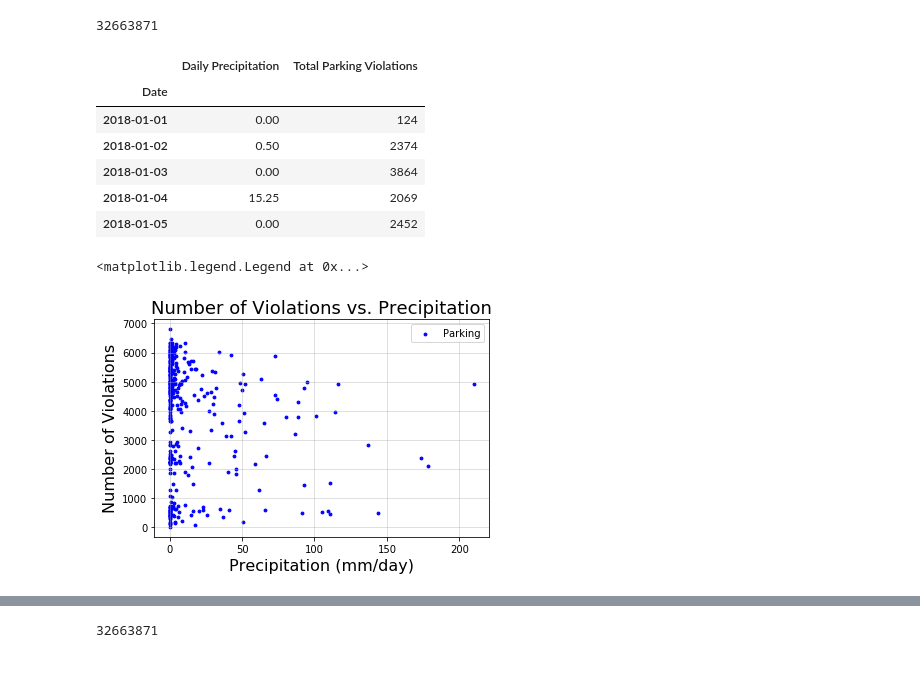
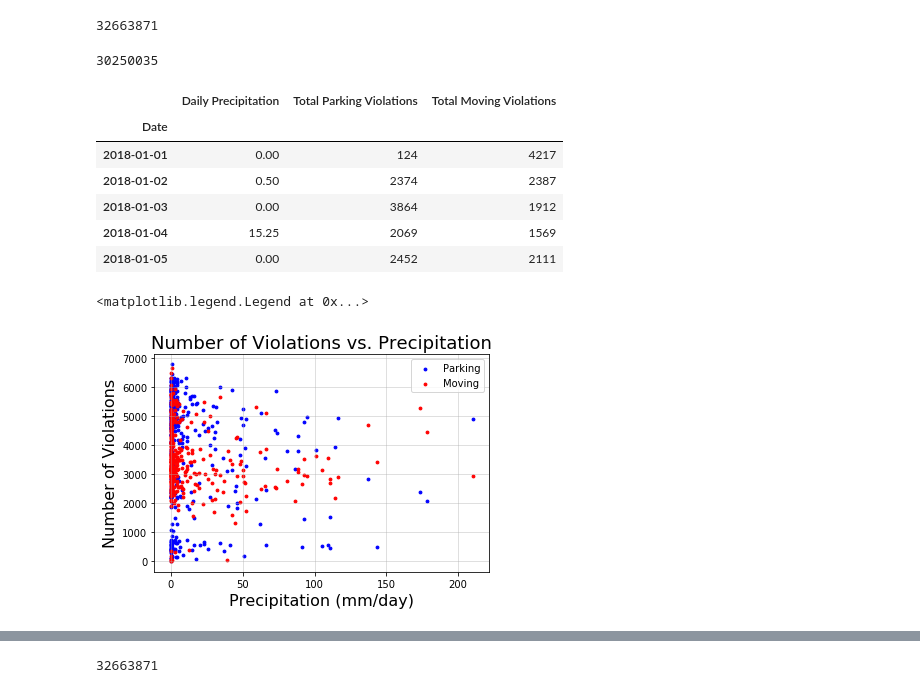
Before and after one commit to TPD119/GW_Project2_ETL, a Jupyter notebook: parking_moving_violations_dc.ipynb, the cells around one changed output, grey strips where cells are left out. Cells and saved outputs as stored; diff of their text form; code cells hidden in the pictures.

```diff
--- a/parking_moving_violations_dc.ipynb
+++ b/parking_moving_violations_dc.ipynb
@@ -8,15 +8,22 @@ import matplotlib.pyplot as plt
 # %%
 #Loop thru CSV files for parking violations, and add to DataFrame
 parking_list_ = []
+moving_list_ = []
 
-parking_path = '/Users/hannah/Desktop/ParkingViolation'
+parking_path = 'ParkingViolation'
+moving_path = 'Moving_Violations_2018'
+
+moving_allFiles = glob.glob(moving_path + "/*.csv")
 parking_allFiles = glob.glob(parking_path + "/*.csv")
 
 for parking_file_ in parking_allFiles:
     df = pd.read_csv(parking_file_,index_col=None, header=0)
     parking_list_.append(df)
 
+for moving_file_ in moving_allFiles:
+   df = pd.read_csv(moving_file_,index_col=None, header=0)
+   moving_list_.append(df)
+
 parking_frame = pd.concat(parking_list_, axis = 0, ignore_index = True)
-
-parking_frame.head()
+moving_df = pd.concat(moving_list_, axis = 0, ignore_index = True)
 # %% [output]
@@ -38,5 +53,4 @@ Index(['X', 'Y', 'OBJECTID', 'ROWID_', 'DAY_OF_WEEK', 'HOLIDAY',
 # %%
 #Re-create frame with columns of interest
 parking_frame = parking_frame[['X', 'Y', 'VIOLATION_CODE', 'VIOLATION_DESCRIPTION', 'LOCATION', 'RP_PLATE_STATE', 'TICKET_ISSUE_DATE']]
-
-parking_frame.head()
+moving_df = moving_df[['XCOORD', 'YCOORD', 'VIOLATIONCODE', 'VIOLATIONDESC', 'LOCATION', 'TICKETISSUEDATE', 'TICKETTYPE']]
@@ -72,3 +69,10 @@ parking_frame.head()
 | 2018-11-30 23:35:00 | -77.027043 | 38.918658 | P007 | PARK IN A BUS ZONE | 2200 BLOCK 11TH ST NW WEST SIDE | MD | ... |
 | 2018-11-30 23:36:00 | -77.027043 | 38.918658 | P170 | FAILURE TO DISPLAY CURRENT TAGS | 2200 BLOCK 11TH ST NW WEST SIDE | MD | ... |
 | 2018-11-21 15:43:00 | -77.038498 | 38.906106 | P025 | PARK LESS THAN 40 FEET FROM AN IN... | 1200 BLOCK 17TH ST NW WEST SIDE | MO | ... |
+# %%
+#Set index to date, and add date column
+moving_df = moving_df.set_index(pd.DatetimeIndex(moving_df['TICKETISSUEDATE']))
+
+moving_df['Date'] = moving_df.index.date
+
+moving_df.head()
@@ -75,7 +87,7 @@ parking_frame.head()
 # %%
 #Import weather CSV
 
-file = '/Users/hannah/Desktop/WeatherData.csv' #change to relative path!
+file = 'WeatherData.csv'
 
 weather_frame = pd.read_csv(file, index_col=0, parse_dates=True)
 
@@ -166,24 +178,35 @@ parking_weather_df.head()
 print(len(parking_weather_df))
 # %% [output]
 32663871
+# %%
+#Merge moving DF and weather DF
+
+moving_weather_df = pd.merge(moving_df, weather_frame, on='Date', how='left')
+#moving_weather_df.head()
+print(len(moving_weather_df))
+# %% [output]
+30250035
 # %%
 #Create new DataFrame with date, precipitation and count for parking and moving violations
 precip_date = weather_frame.groupby('Date')['precipitation'].sum()
 parking_date = parking_frame.groupby('Date')['VIOLATION_CODE'].count()
-parking_moving_weather_df = pd.DataFrame({'Daily Precipitation': precip_date, 'Total Parking Violations': parking_date})
+moving_date = moving_df.groupby('Date')['VIOLATIONCODE'].count()
+parking_moving_weather_df = pd.DataFrame({'Daily Precipitation': precip_date, 'Total Parking Violations': parking_date,
+                                         'Total Moving Violations': moving_date})
 parking_moving_weather_df.reset_index()
 parking_moving_weather_df.head()
 # %% [output]
-|  | Daily Precipitation | Total Parking Violations |
-| Date |  |  |
-| 2018-01-01 | 0.00 | 124 |
-| 2018-01-02 | 0.50 | 2374 |
-| 2018-01-03 | 0.00 | 3864 |
-| 2018-01-04 | 15.25 | 2069 |
-| 2018-01-05 | 0.00 | 2452 |
+|  | Daily Precipitation | Total Parking Violations | Total Moving Violations |
+| Date |  |  |  |
+| 2018-01-01 | 0.00 | 124 | 4217 |
+| 2018-01-02 | 0.50 | 2374 | 2387 |
+| 2018-01-03 | 0.00 | 3864 | 1912 |
+| 2018-01-04 | 15.25 | 2069 | 1569 |
+| 2018-01-05 | 0.00 | 2452 | 2111 |
 # %%
 #Create scatter plot to show relationship between precipitation, parking and moving violations
 parking_precip_plt = plt.scatter(precip_date, parking_date, color = 'blue', s = 8, label = 'Parking')
+moving_precip_plt = plt.scatter(precip_date, moving_date, color = 'red', s = 8, label = 'Moving')
 
 plt.title('Number of Violations vs. Precipitation', fontsize = 18)
 plt.xlabel('Precipitation (mm/day)', fontsize = 16)
@@ -192,5 +215,5 @@ plt.grid(alpha = 0.5)
 plt.legend(loc = 'best', prop={'size': 10})
 # %% [output]
 <matplotlib.legend.Legend at 0x...>
-[figure, old version]
+[figure, new version]
 # %%
```
Also changed, not shown: parts of 13 cells of this notebook.
